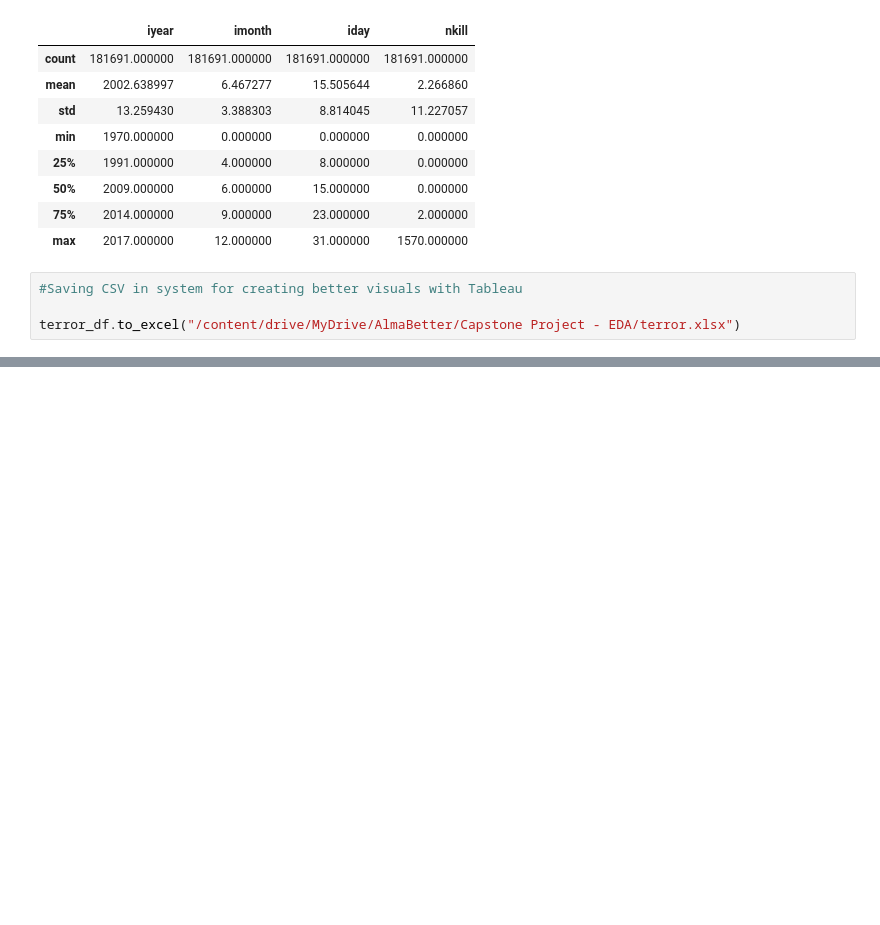
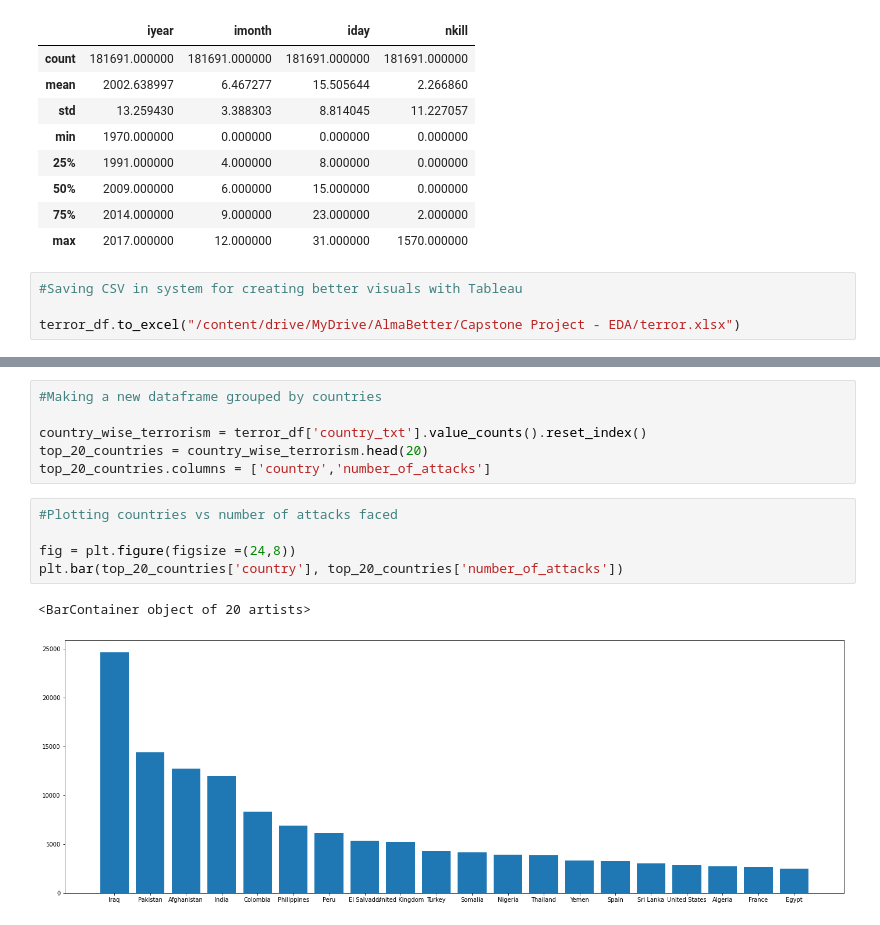
Before and after one commit to coder-harshil/global-terrorism-analysis, a Jupyter notebook: Capstone_Project_EDA_Global_Terrorism_Analysis.ipynb, the cells around one changed output, grey strips where cells are left out. Saved outputs shown, nothing was run; the diff lists cells and outputs as text; blank space fills up the shorter version.

```diff
--- a/Capstone_Project_EDA_Global_Terrorism_Analysis.ipynb
+++ b/Capstone_Project_EDA_Global_Terrorism_Analysis.ipynb
@@ -133,0 +164,14 @@ terror_df.to_excel("/content/drive/MyDrive/AlmaBetter/Capstone Project - EDA/ter
+# %%
+#Making a new dataframe grouped by countries
+
+country_wise_terrorism = terror_df['country_txt'].value_counts().reset_index()
+top_20_countries = country_wise_terrorism.head(20)
+top_20_countries.columns = ['country','number_of_attacks']
+# %%
+#Plotting countries vs number of attacks faced
+
+fig = plt.figure(figsize =(24,8))
+plt.bar(top_20_countries['country'], top_20_countries['number_of_attacks'])
+# %% [output]
+<BarContainer object of 20 artists>
+[figure, added]
```
Also changed, not shown: parts of 8 cells of this notebook.
